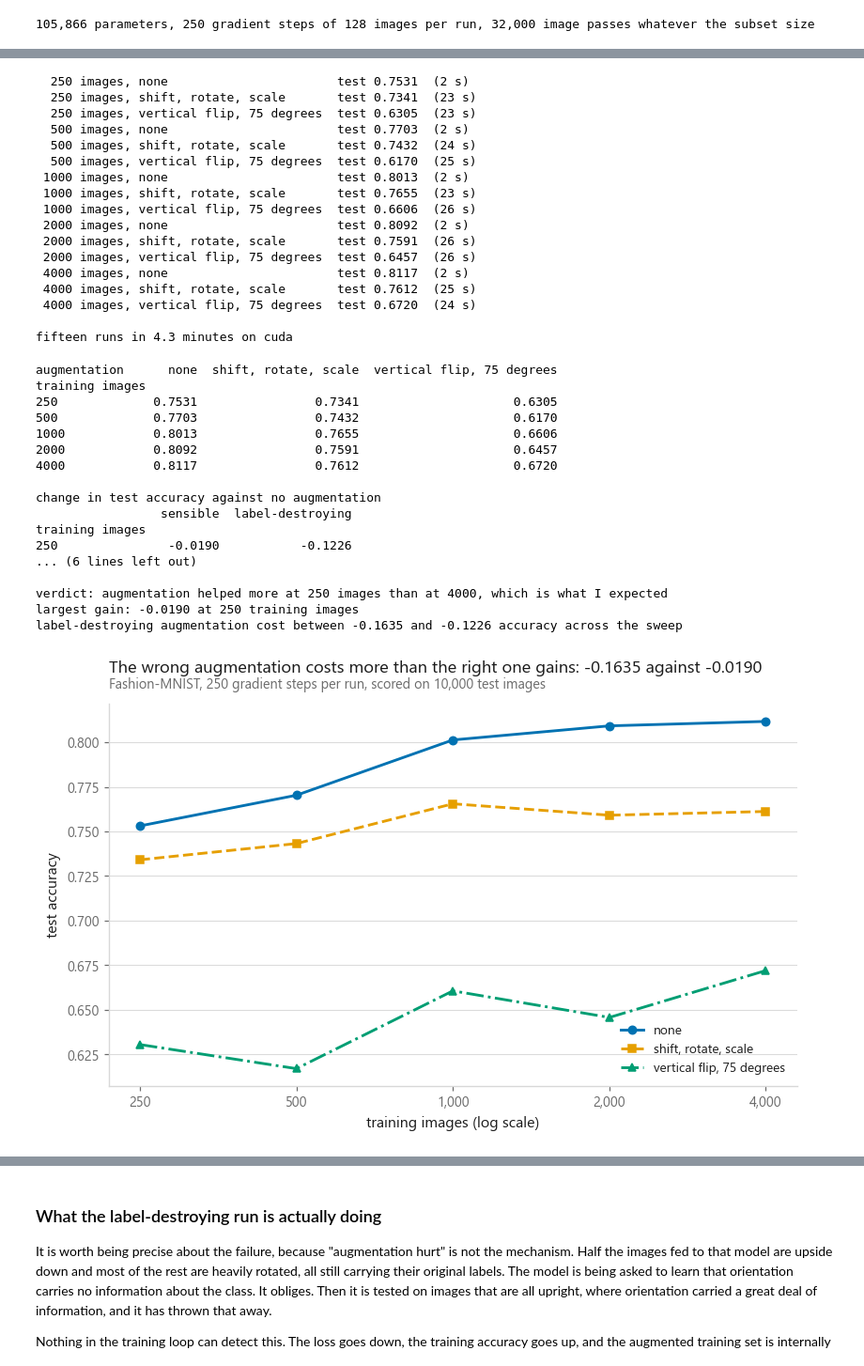
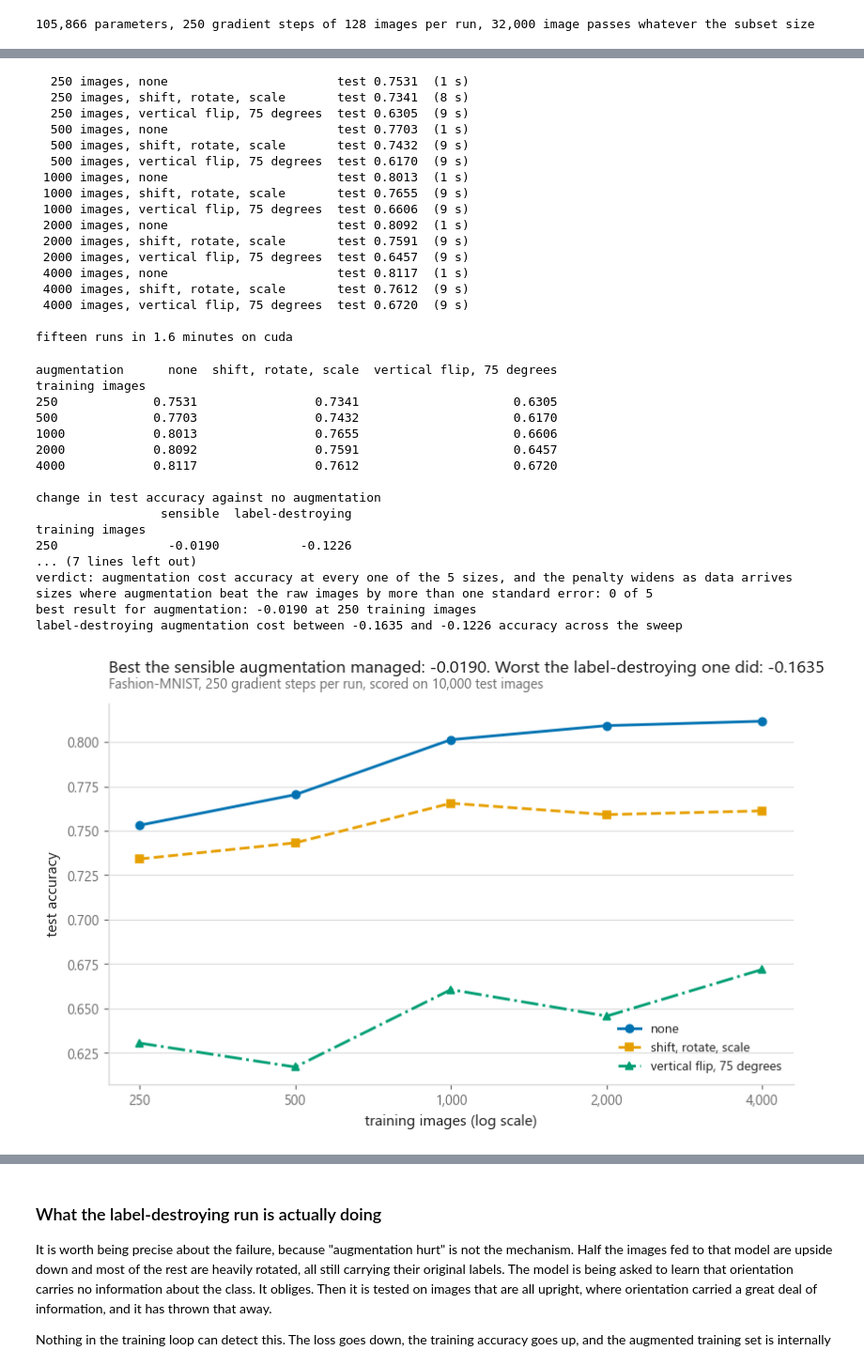
Before and after one commit to ELounissi/open-ml-notebooks, a Jupyter notebook: 08-computer-vision/04-data-augmentation/notebook.ipynb, the cells around one changed output, grey strips where cells are left out. Shown at 94% size. Saved outputs shown, nothing was run; the diff lists cells and outputs as text; code cells hidden in the pictures.

```diff
--- a/08-computer-vision/04-data-augmentation/notebook.ipynb
+++ b/08-computer-vision/04-data-augmentation/notebook.ipynb
@@ -224,7 +224,9 @@ GALLERY = [
     ("rotate 75 degrees", lambda t: TF.rotate(t, 75.0), "broken"),
 ]
 
-index = 9        # a boot: it has a clear top, bottom, left and right
+# the first boot in the pool, chosen because a boot has a clear top, bottom,
+# left and right, so every transform below is visible on it
+index = int((y_pool == 9).nonzero()[0].item())
 sample, sample_label = x_pool[index], int(y_pool[index])
 
 fig, axes = plt.subplots(2, 4, figsize=(11.6, 6.0))
@@ -406,23 +417,23 @@ for size in SIZES:
 sweep = pd.DataFrame(sweep_rows)
 print(f"\nfifteen runs in {(time.perf_counter() - started) / 60:.1f} minutes on {device}")
 # %% [output]
-  250 images, none                       test 0.7531  (2 s)
-  250 images, shift, rotate, scale       test 0.7341  (23 s)
-  250 images, vertical flip, 75 degrees  test 0.6305  (23 s)
-  500 images, none                       test 0.7703  (2 s)
-  500 images, shift, rotate, scale       test 0.7432  (24 s)
-  500 images, vertical flip, 75 degrees  test 0.6170  (25 s)
- 1000 images, none                       test 0.8013  (2 s)
- 1000 images, shift, rotate, scale       test 0.7655  (23 s)
- 1000 images, vertical flip, 75 degrees  test 0.6606  (26 s)
- 2000 images, none                       test 0.8092  (2 s)
- 2000 images, shift, rotate, scale       test 0.7591  (26 s)
- 2000 images, vertical flip, 75 degrees  test 0.6457  (26 s)
- 4000 images, none                       test 0.8117  (2 s)
- 4000 images, shift, rotate, scale       test 0.7612  (25 s)
- 4000 images, vertical flip, 75 degrees  test 0.6720  (24 s)
+  250 images, none                       test 0.7531  (1 s)
+  250 images, shift, rotate, scale       test 0.7341  (8 s)
+  250 images, vertical flip, 75 degrees  test 0.6305  (9 s)
+  500 images, none                       test 0.7703  (1 s)
+  500 images, shift, rotate, scale       test 0.7432  (9 s)
+  500 images, vertical flip, 75 degrees  test 0.6170  (9 s)
+ 1000 images, none                       test 0.8013  (1 s)
+ 1000 images, shift, rotate, scale       test 0.7655  (9 s)
+ 1000 images, vertical flip, 75 degrees  test 0.6606  (9 s)
+ 2000 images, none                       test 0.8092  (1 s)
+ 2000 images, shift, rotate, scale       test 0.7591  (9 s)
+ 2000 images, vertical flip, 75 degrees  test 0.6457  (9 s)
+ 4000 images, none                       test 0.8117  (1 s)
+ 4000 images, shift, rotate, scale       test 0.7612  (9 s)
+ 4000 images, vertical flip, 75 degrees  test 0.6720  (9 s)
 
-fifteen runs in 4.3 minutes on cuda
+fifteen runs in 1.6 minutes on cuda
 # %%
 by_size = sweep.pivot(index="training images", columns="augmentation", values="test accuracy")
 by_size = by_size[[name for name, _ in CONDITIONS]]
@@ -441,7 +452,22 @@ print(f"\nbinomial standard error at the sweep's mean accuracy of {mean_accuracy
       f"over {len(y_test):,} test images: {se:.4f}")
 
 small, large = min(SIZES), max(SIZES)
-if gain.loc[small] > gain.loc[large] + se:
+
+# Check the sign before comparing magnitudes. An earlier version of this cell
+# went straight to "which size gained more", and with every entry negative it
+# printed the sentence written for the success case.
+helped = (gain > se).sum()
+hurt = (gain < -se).sum()
+
+if hurt == len(gain):
+    trend = "widens" if gain.loc[large] < gain.loc[small] - se else (
+        "narrows" if gain.loc[large] > gain.loc[small] + se else "holds steady")
+    verdict = (f"augmentation cost accuracy at every one of the {len(gain)} sizes, "
+               f"and the penalty {trend} as data arrives")
+elif helped == 0:
+    verdict = (f"augmentation did not clear one standard error at any size, "
+               f"so this sweep shows no benefit anywhere")
+elif gain.loc[small] > gain.loc[large] + se:
     verdict = (f"augmentation helped more at {small} images than at {large}, which is "
                f"what I expected")
 elif gain.loc[large] > gain.loc[small] + se:
@@ -451,7 +477,10 @@ else:
     verdict = (f"the gain at {small} and at {large} images differ by less than one "
                f"standard error, so this sweep does not separate them")
 print(f"\nverdict: {verdict}")
-print(f"largest gain: {gain.max():+.4f} at {gain.idxmax():,} training images")
+print(f"sizes where augmentation beat the raw images by more than one "
+      f"standard error: {helped} of {len(gain)}")
+print(f"best result for augmentation: {gain.max():+.4f} at "
+      f"{gain.idxmax():,} training images")
 print(f"label-destroying augmentation cost between {damage.min():+.4f} and "
       f"{damage.max():+.4f} accuracy across the sweep")
 # %% [output]
@@ -467,31 +496,31 @@ change in test accuracy against no augmentation
                  sensible  label-destroying
 training images
 250               -0.0190           -0.1226
-... (6 lines left out)
-
-verdict: augmentation helped more at 250 images than at 4000, which is what I expected
-largest gain: -0.0190 at 250 training images
+... (7 lines left out)
+verdict: augmentation cost accuracy at every one of the 5 sizes, and the penalty widens as data arrives
+sizes where augmentation beat the raw images by more than one standard error: 0 of 5
+best result for augmentation: -0.0190 at 250 training images
 label-destroying augmentation cost between -0.1635 and -0.1226 accuracy across the sweep
 # %%
 fig, ax = plt.subplots(figsize=(8.6, 4.8))
 for i, (name, _) in enumerate(CONDITIONS):
     ax.plot(by_size.index, by_size[name], color=style.PALETTE[i], ls=style.DASHES[i],
             marker=style.MARKERS[i], label=name)
 
 ax.set_xscale("log")
 ax.minorticks_off()
 ax.set_xticks(SIZES, [f"{s:,}" for s in SIZES])
 ax.set_xlabel("training images (log scale)")
 ax.set_ylabel("test accuracy")
 ax.legend(loc="lower right", fontsize=9)
 style.title(
     ax,
-    f"The wrong augmentation costs more than the right one gains: "
-    f"{damage.min():+.4f} against {gain.max():+.4f}",
+    f"Best the sensible augmentation managed: {gain.max():+.4f}. "
+    f"Worst the label-destroying one did: {damage.min():+.4f}",
     f"Fashion-MNIST, {STEPS} gradient steps per run, scored on {len(y_test):,} test images")
 style.save(fig, FIG / "fig-02-accuracy-by-training-size.png")
 # %% [output]
-[figure, old version]
+[figure, new version]
 # %%
 fig, ax = plt.subplots(figsize=(8.6, 4.6))
 ax.axhline(0, color=style.INK, lw=1.1)
```
Also changed, not shown: parts of 11 cells of this notebook, 4 other files.
